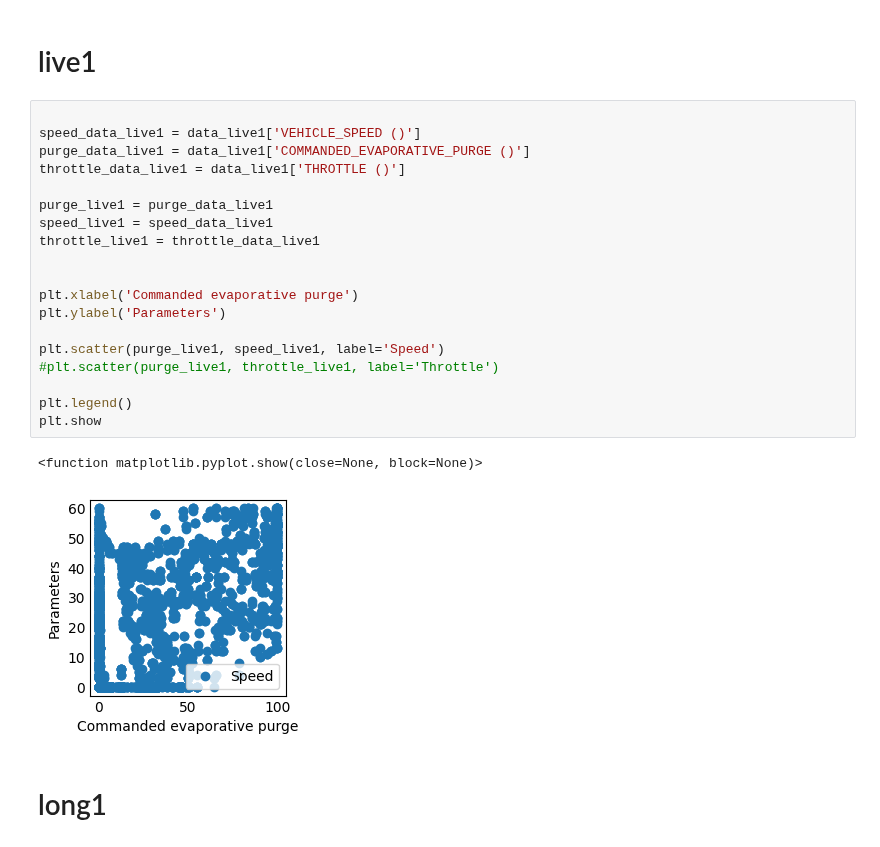
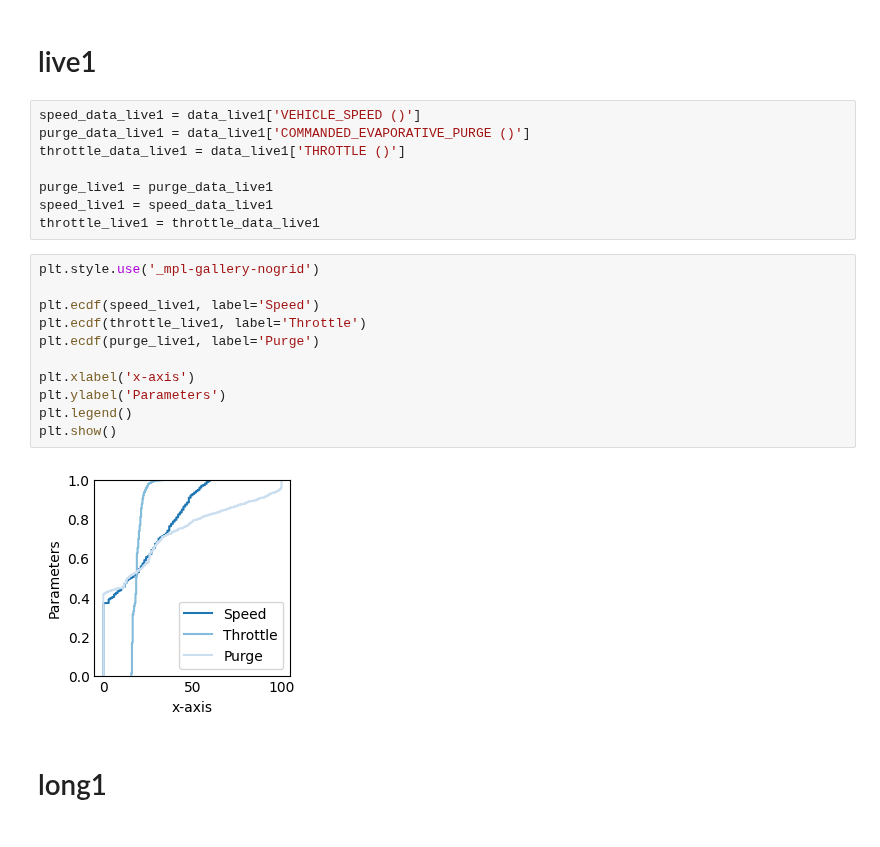
Before and after one commit to camila-duarte/verbrennungsmotoren, a Jupyter notebook: analyse/per_parameter.ipynb, the cells around one changed output. Drawn from its saved outputs; the diff is of its cells as text.

```diff
--- a/analyse/per_parameter.ipynb
+++ b/analyse/per_parameter.ipynb
@@ -107,7 +107,6 @@ ValueError: ecdf() does not support NaNs
 # %% [markdown]
 # live1
 # %%
-
 speed_data_live1 = data_live1['VEHICLE_SPEED ()']
 purge_data_live1 = data_live1['COMMANDED_EVAPORATIVE_PURGE ()']
 throttle_data_live1 = data_live1['THROTTLE ()']
@@ -115,18 +114,18 @@ throttle_data_live1 = data_live1['THROTTLE ()']
 purge_live1 = purge_data_live1
 speed_live1 = speed_data_live1
 throttle_live1 = throttle_data_live1
-
-
-plt.xlabel('Commanded evaporative purge')
-plt.ylabel('Parameters')
-
-plt.scatter(purge_live1, speed_live1, label='Speed')
-#plt.scatter(purge_live1, throttle_live1, label='Throttle')
-
-plt.legend()
-plt.show
-# %% [output]
-<function matplotlib.pyplot.show(close=None, block=None)>
-[figure, removed]
+# %%
+plt.style.use('_mpl-gallery-nogrid')
+
+plt.ecdf(speed_live1, label='Speed')
+plt.ecdf(throttle_live1, label='Throttle')
+plt.ecdf(purge_live1, label='Purge')
+
+plt.xlabel('x-axis')
+plt.ylabel('Parameters')
+plt.legend()
+plt.show()
+# %% [output]
+[figure, added]
 # %% [markdown]
 # long1
```
Also changed, not shown: parts of 6 cells of this notebook, 1 other file.
